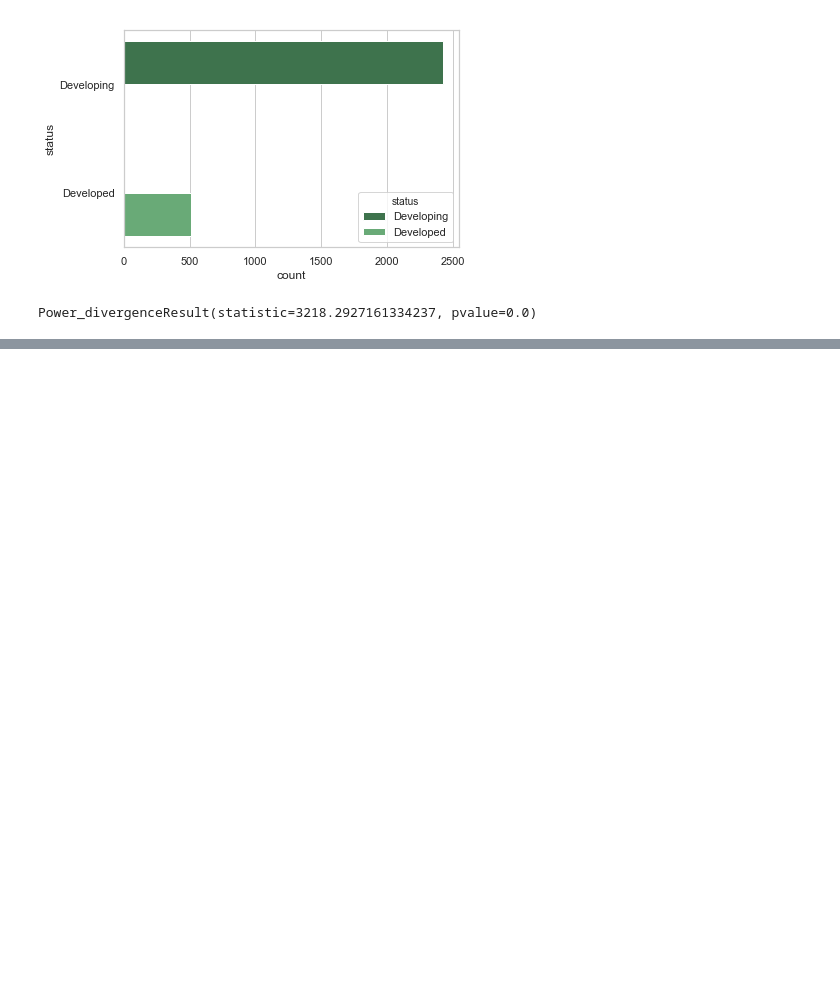
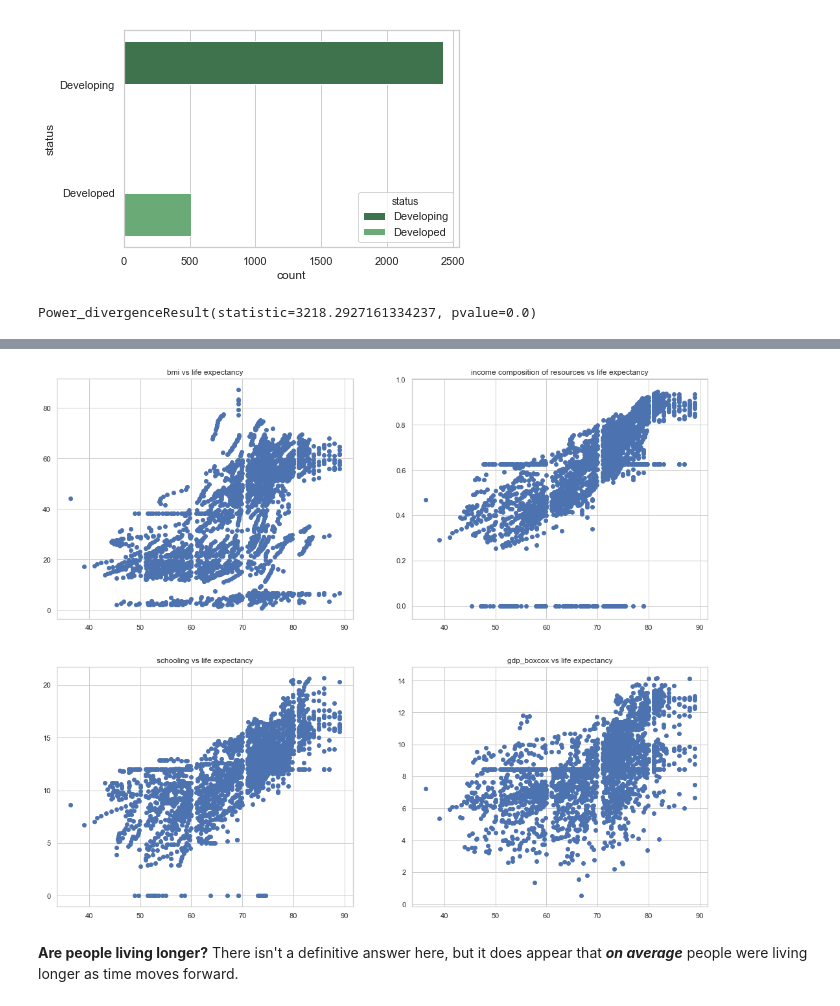
Before and after one commit to rnclay/Thinkful, a Jupyter notebook: Thinkful_Model Preparation_Challenge-checkpoint.ipynb, the cells around one changed output, grey strips where cells are left out. Drawn from its saved outputs; the diff is of its cells as text; code cells hidden in the pictures; blank space fills up the shorter version.

```diff
--- a/Thinkful_Model Preparation_Challenge-checkpoint.ipynb
+++ b/Thinkful_Model Preparation_Challenge-checkpoint.ipynb
@@ -525,0 +629,26 @@ life_df [["life expectancy","bmi","income composition of resources","schooling"]
+# %%
+plt.figure(figsize=(18,15))
+
+plt.subplot(2,2,1)
+plt.scatter(life_df["life expectancy"],life_df["bmi"])
+plt.title("bmi vs life expectancy")
+
+plt.subplot(2,2,2)
+plt.scatter(life_df["life expectancy"], life_df["income composition of resources"])
+plt.title("income composition of resources vs life expectancy")
+
+plt.subplot(2,2,3)
+plt.scatter(life_df["life expectancy"], life_df["schooling"])
+plt.title("schooling vs life expectancy")
+
+plt.subplot(2,2,4)
+plt.scatter(life_df["life expectancy"], life_df["gdp_boxcox"])
+plt.title("gdp_boxcox vs life expectancy")
+
+
+plt.show()
+# %% [output]
+[figure, added]
+# %% [markdown]
+**Are people living longer?**
+There isn't a definitive answer here, but it does appear that ***on average*** people were living longer as time moves forward.
```
Also changed, not shown: parts of 27 cells of this notebook.
